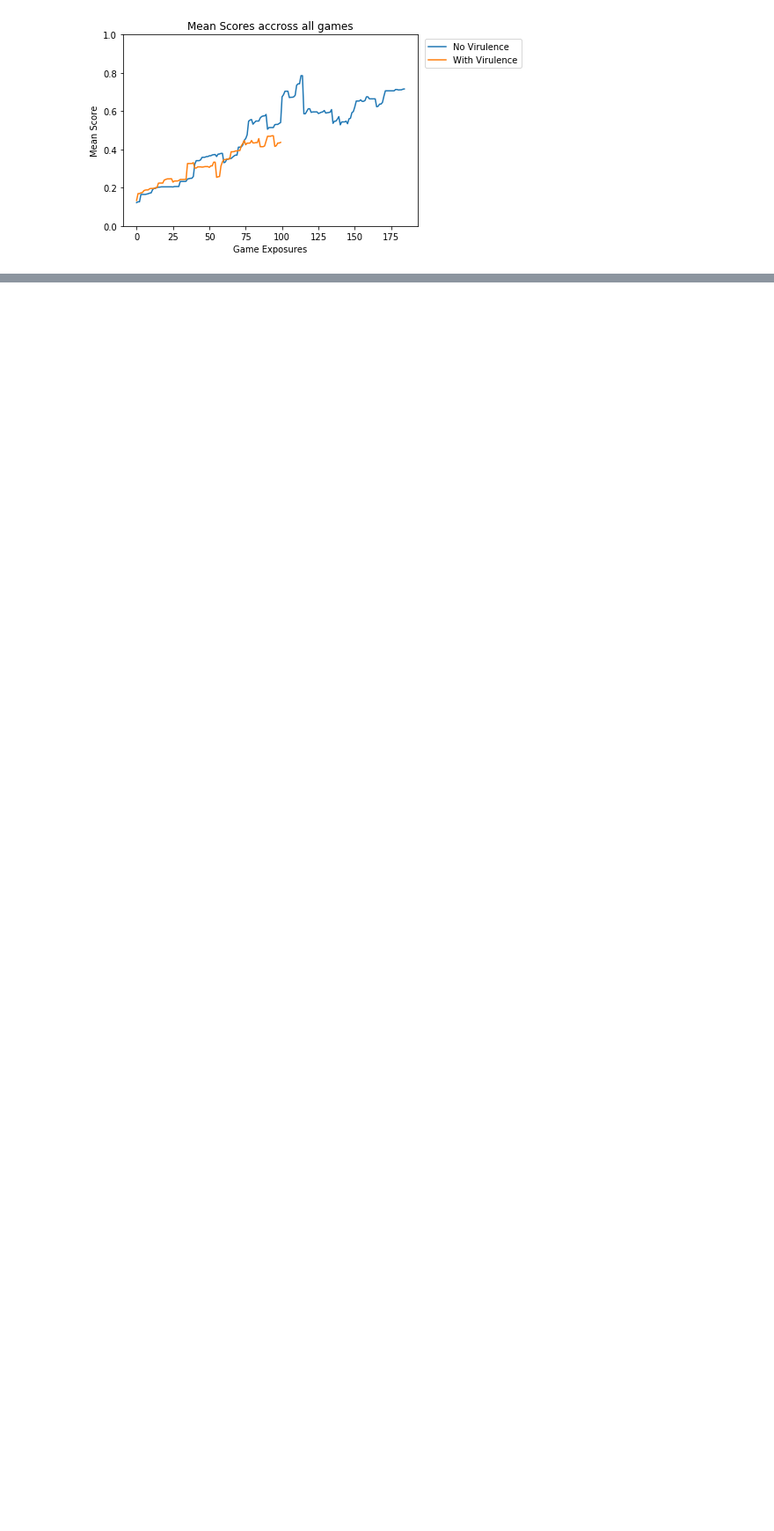
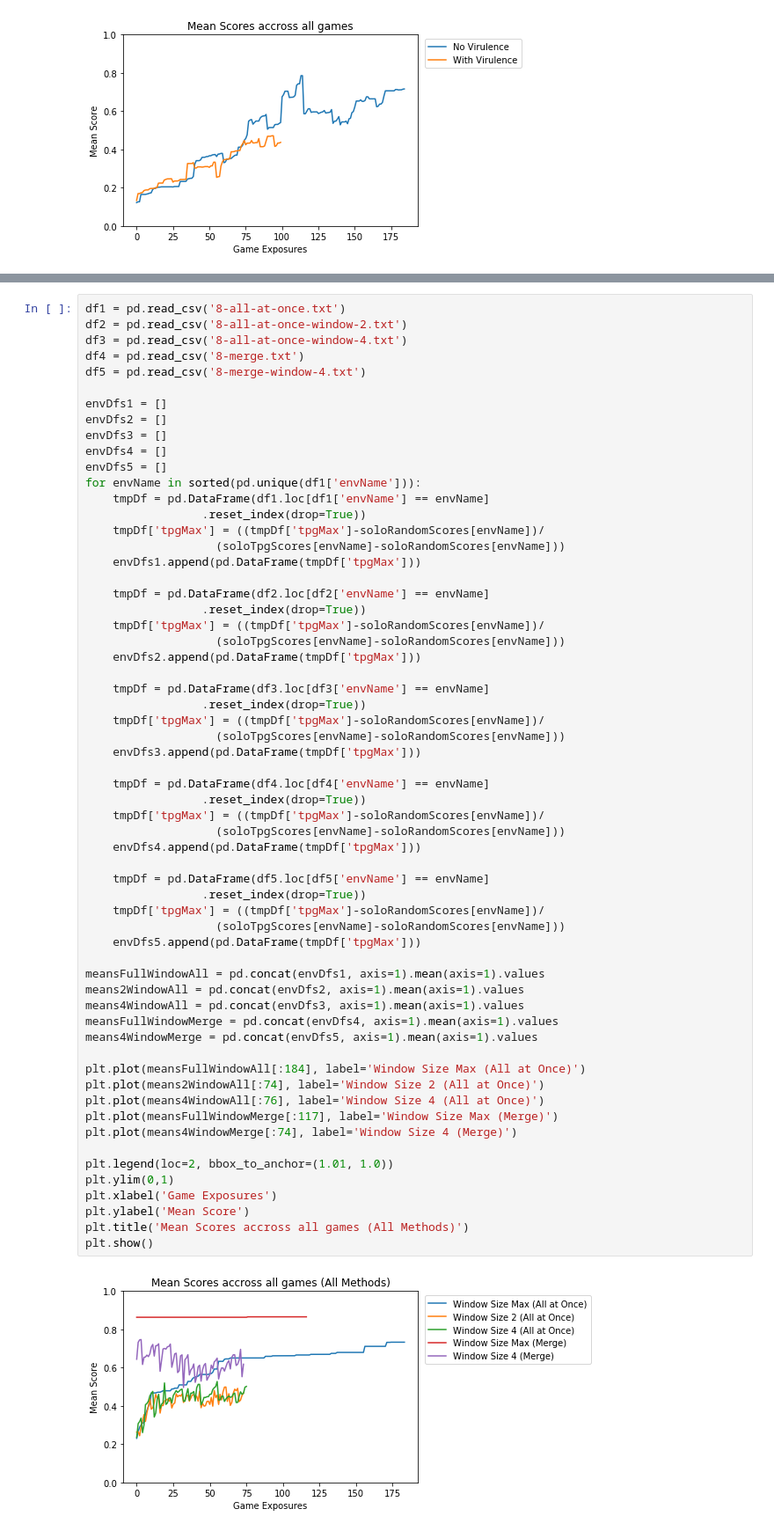
Before and after one commit to Ryan-Amaral/general-game-playing-tpg, a Jupyter notebook: game-scores/game-scores.ipynb, the cells around one changed output, grey strips where cells are left out. Shown at 88% size. Cells and saved outputs as stored; diff of their text form; blank space fills up the shorter version.

```diff
--- a/game-scores/game-scores.ipynb
+++ b/game-scores/game-scores.ipynb
@@ -294,0 +396,63 @@ plt.show()
+# %%
+df1 = pd.read_csv('8-all-at-once.txt')
+df2 = pd.read_csv('8-all-at-once-window-2.txt')
+df3 = pd.read_csv('8-all-at-once-window-4.txt')
+df4 = pd.read_csv('8-merge.txt')
+df5 = pd.read_csv('8-merge-window-4.txt')
+
+envDfs1 = []
+envDfs2 = []
+envDfs3 = []
+envDfs4 = []
+envDfs5 = []
+for envName in sorted(pd.unique(df1['envName'])):
+    tmpDf = pd.DataFrame(df1.loc[df1['envName'] == envName]
+                 .reset_index(drop=True))
+    tmpDf['tpgMax'] = ((tmpDf['tpgMax']-soloRandomScores[envName])/
+                   (soloTpgScores[envName]-soloRandomScores[envName]))
+    envDfs1.append(pd.DataFrame(tmpDf['tpgMax']))
+
+    tmpDf = pd.DataFrame(df2.loc[df2['envName'] == envName]
+                 .reset_index(drop=True))
+    tmpDf['tpgMax'] = ((tmpDf['tpgMax']-soloRandomScores[envName])/
+                   (soloTpgScores[envName]-soloRandomScores[envName]))
+    envDfs2.append(pd.DataFrame(tmpDf['tpgMax']))
+
+    tmpDf = pd.DataFrame(df3.loc[df3['envName'] == envName]
+                 .reset_index(drop=True))
+    tmpDf['tpgMax'] = ((tmpDf['tpgMax']-soloRandomScores[envName])/
+                   (soloTpgScores[envName]-soloRandomScores[envName]))
+    envDfs3.append(pd.DataFrame(tmpDf['tpgMax']))
+
+    tmpDf = pd.DataFrame(df4.loc[df4['envName'] == envName]
+                 .reset_index(drop=True))
+    tmpDf['tpgMax'] = ((tmpDf['tpgMax']-soloRandomScores[envName])/
+                   (soloTpgScores[envName]-soloRandomScores[envName]))
+    envDfs4.append(pd.DataFrame(tmpDf['tpgMax']))
+
+    tmpDf = pd.DataFrame(df5.loc[df5['envName'] == envName]
+                 .reset_index(drop=True))
+    tmpDf['tpgMax'] = ((tmpDf['tpgMax']-soloRandomScores[envName])/
+                   (soloTpgScores[envName]-soloRandomScores[envName]))
+    envDfs5.append(pd.DataFrame(tmpDf['tpgMax']))
+
+meansFullWindowAll = pd.concat(envDfs1, axis=1).mean(axis=1).values
+means2WindowAll = pd.concat(envDfs2, axis=1).mean(axis=1).values
+means4WindowAll = pd.concat(envDfs3, axis=1).mean(axis=1).values
+meansFullWindowMerge = pd.concat(envDfs4, axis=1).mean(axis=1).values
+means4WindowMerge = pd.concat(envDfs5, axis=1).mean(axis=1).values
+
+plt.plot(meansFullWindowAll[:184], label='Window Size Max (All at Once)')
+plt.plot(means2WindowAll[:74], label='Window Size 2 (All at Once)')
+plt.plot(means4WindowAll[:76], label='Window Size 4 (All at Once)')
+plt.plot(meansFullWindowMerge[:117], label='Window Size Max (Merge)')
+plt.plot(means4WindowMerge[:74], label='Window Size 4 (Merge)')
+
+plt.legend(loc=2, bbox_to_anchor=(1.01, 1.0))
+plt.ylim(0,1)
+plt.xlabel('Game Exposures')
+plt.ylabel('Mean Score')
+plt.title('Mean Scores accross all games (All Methods)')
+plt.show()
+# %% [output]
+[figure, added]
```
Also changed, not shown: parts of 9 cells of this notebook, 5 other files.
